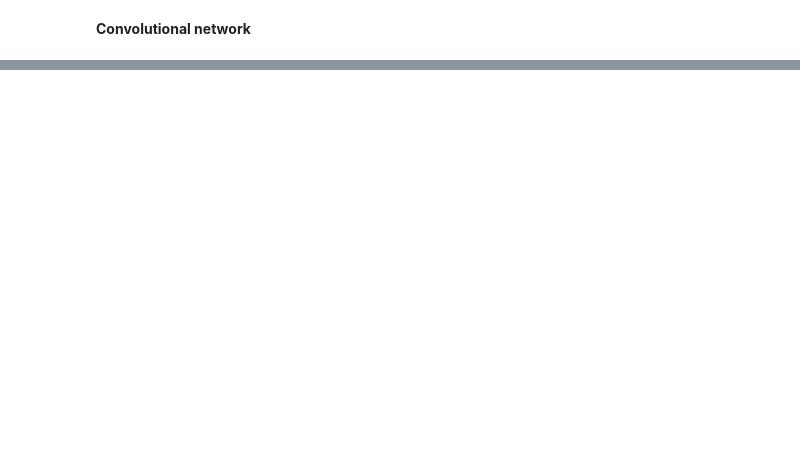
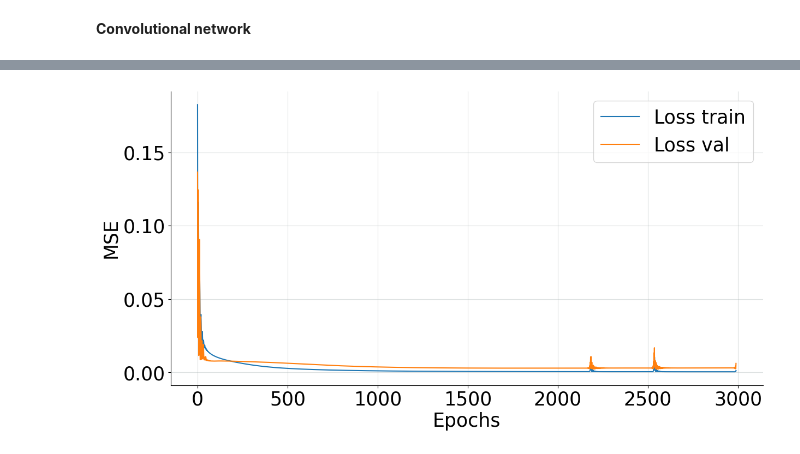
Before and after one commit to jeremiedecock/ateliers-algos, a Jupyter notebook: seq04/seq_04_cnn_answers.ipynb, the cells around one changed output, grey strips where cells are left out. Cells and saved outputs as stored; diff of their text form; code cells hidden in the pictures; blank space fills up the shorter version.

```diff
--- a/seq04/seq_04_cnn_answers.ipynb
+++ b/seq04/seq_04_cnn_answers.ipynb
@@ -597,0 +687,11 @@ model.compile(loss='mean_squared_error', optimizer=tf.keras.optimizers.Adam(lear
+# %%
+model_cnn = tf.keras.Sequential([
+    tf.keras.Input(shape=(SAMPLE_SIZE, 2)),
+    tf.keras.layers.Conv1D(32, activation='sigmoid', kernel_size=(168), padding="causal"),
+    tf.keras.layers.Conv1D(16, activation='sigmoid', kernel_size=(24), padding="causal"),
+    tf.keras.layers.Conv1D(1, activation='linear', kernel_size=(1)),
+])
+model_cnn.compile(
+    loss=tf.keras.losses.MeanSquaredError(),
+    optimizer=tf.keras.optimizers.Adam(learning_rate=3e-3),
+)
@@ -597,0 +716,11 @@ model.compile(loss='mean_squared_error', optimizer=tf.keras.optimizers.Adam(lear
+# %%
+history = model_cnn.fit(
+    x=X_train,
+    y=y_train,
+    epochs=3000,
+    batch_size=16,
+    verbose=0,
+    validation_data=(X_test, y_test),
+    shuffle=True
+)
+model_cnn.evaluate(x=X_test, y=y_test, batch_size=16);
@@ -597,0 +730,9 @@ model.compile(loss='mean_squared_error', optimizer=tf.keras.optimizers.Adam(lear
+# %%
+# Plot loss history
+plt.xlabel("Epochs")
+plt.ylabel("MSE")
+plt.plot(history.history["loss"][10:], label="Loss train")
+plt.plot(history.history["val_loss"][10:], label="Loss val")
+plt.legend();
+# %% [output]
+[figure, added]
```
Also changed, not shown: parts of 16 cells of this notebook.
